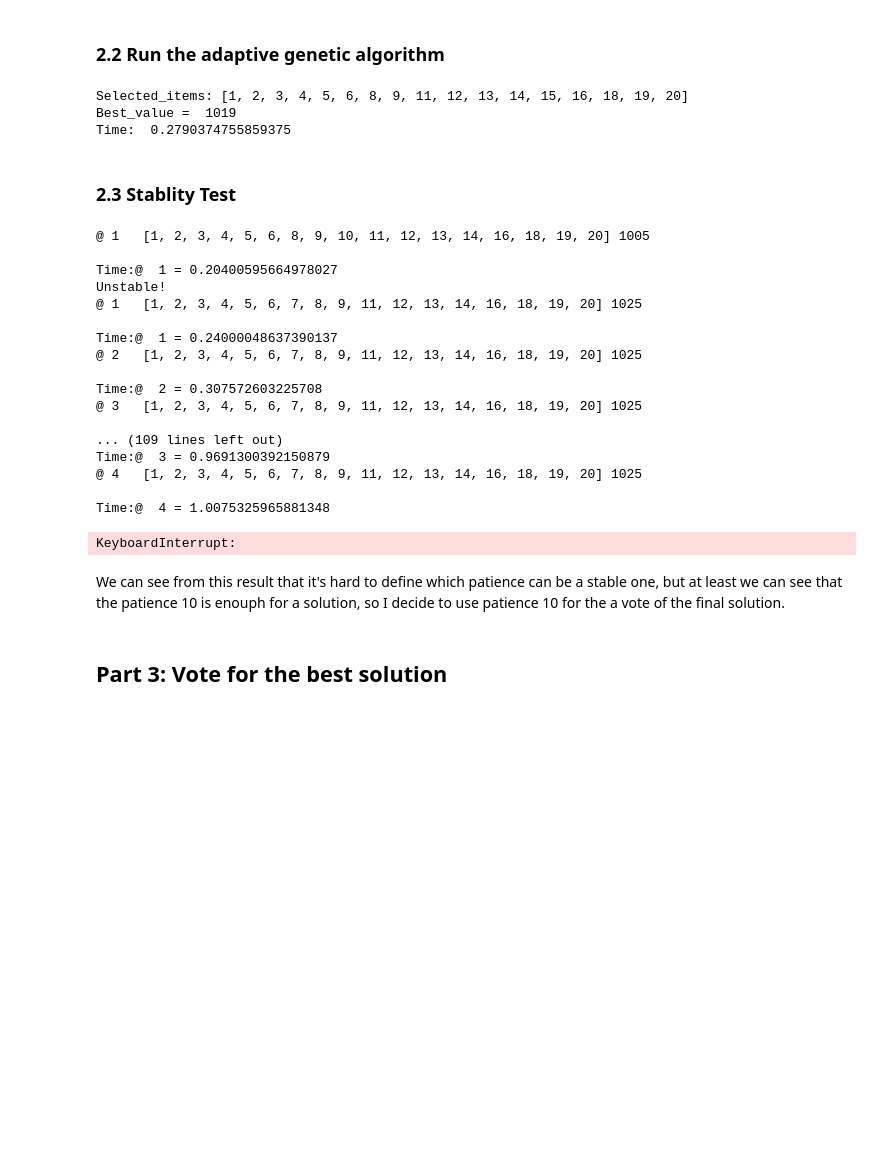
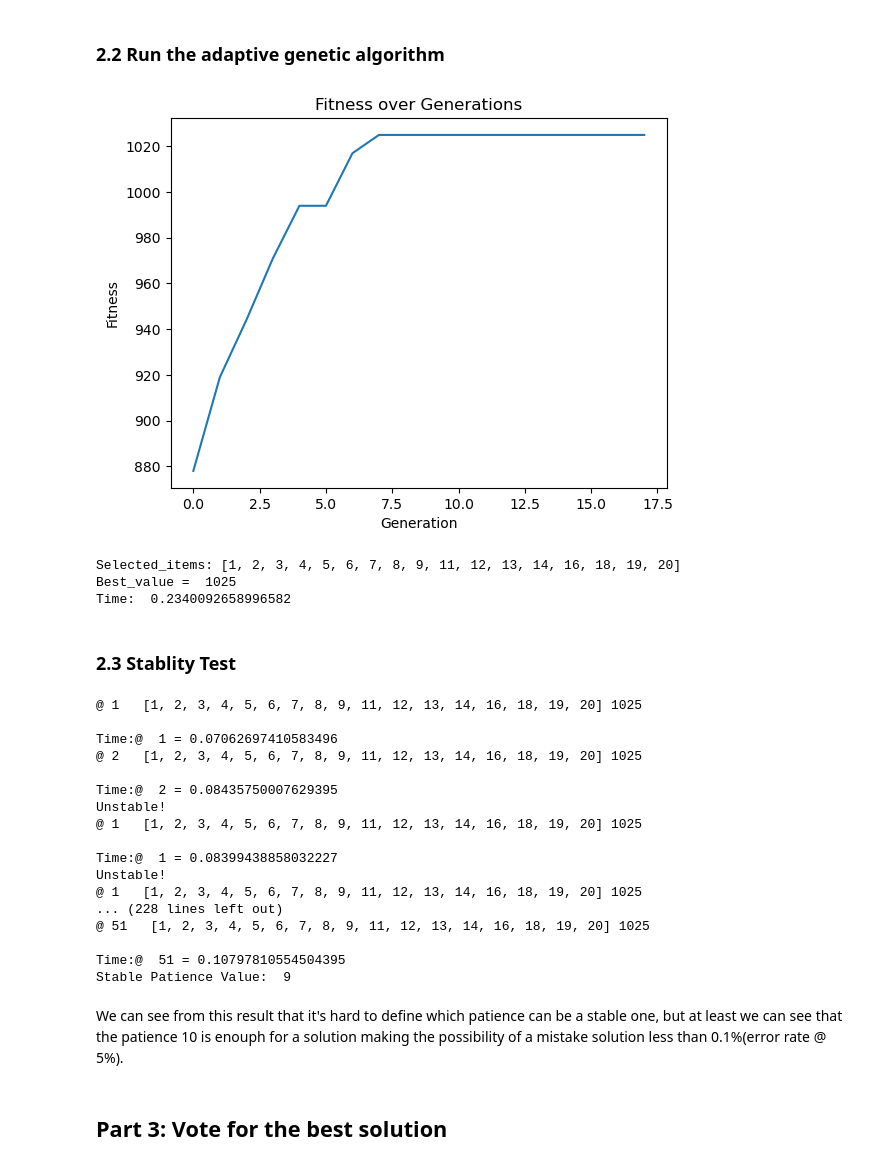
Before and after one commit to LantoZheng/Code, a Jupyter notebook: Evolutionary_optimization_algorithm/Home work/Hw1.ipynb, the cells around one changed output. Drawn from its saved outputs; the diff is of its cells as text; code cells hidden in the pictures; blank space fills up the shorter version.

```diff
--- a/Evolutionary_optimization_algorithm/Home work/Hw1.ipynb
+++ b/Evolutionary_optimization_algorithm/Home work/Hw1.ipynb
@@ -115,7 +122,7 @@ Time:  1.2490489482879639
 ### 2.1 Main function of the dynamic generation approach
 # %%
 # Improved Genetic Algorithm with adaptive stopping
-def genetic_algorithm_adaptive(max_generations=500, patience=50,Print = True):
+def genetic_algorithm_adaptive(max_generations=500, patience=patience_value,Print = True,plot_flag=False):
     """
     Executes a genetic algorithm with adaptive stopping criteria based on patience.
     Args:
@@ -186,49 +193,55 @@ def genetic_algorithm_adaptive(max_generations=500, patience=50,Print = True):
             if Print == True:
                 print(f"No improvement for {patience} generations, stopping early at generation {generation}")
             break
-
+    if plot_flag == True:
+        plt.plot(best_fitness_over_time)
+        plt.xlabel('Generation')
+        plt.ylabel('Fitness')
+        plt.title('Fitness over Generations')
+        plt.show()
     return best_solution, best_fitness
 # %% [markdown]
 ### 2.2 Run the adaptive genetic algorithm
 # %%
 # Record the start time of the adaptive genetic algorithm
 start_time_adaptive = time.time()
 
 # Run the adaptive genetic algorithm with a patience value of 50
-best_solution_adaptive, best_value_adaptive = genetic_algorithm_adaptive(patience=40,Print = False)
+best_solution_adaptive, best_value_adaptive = genetic_algorithm_adaptive(patience=10,Print = False,plot_flag=True)
 
 # Record the end time of the adaptive genetic algorithm
 end_time_adaptive = time.time()
 
 # Display the best solution and its value
 best_solution_adaptive, best_value_adaptive
 
 # Select the items corresponding to the best solution
 selected_items = [data['j'][i] for i in range(num_items) if best_solution_adaptive[i] == 1]
 print('Selected_items:',selected_items,'\nBest_value = ' ,best_value_adaptive)
 
 # Calculate and display the time taken to run the adaptive genetic algorithm
 time_adaptive = end_time_adaptive - start_time_adaptive
 print("Time: ", time_adaptive)
 # %% [output]
+[figure, added]
-Selected_items: [1, 2, 3, 4, 5, 6, 8, 9, 11, 12, 13, 14, 15, 16, 18, 19, 20]
-Best_value =  1019
-Time:  0.2790374755859375
+Selected_items: [1, 2, 3, 4, 5, 6, 7, 8, 9, 11, 12, 13, 14, 16, 18, 19, 20]
+Best_value =  1025
+Time:  0.2340092658996582
 # %% [markdown]
 ### 2.3 Stablity Test
 # %%
 previous = []
 unstable_flag = False
 initial = True
-patience_value = 10
+patience_value = 3
 while unstable_flag == True or initial == True:
     initial = False
-    for loop in range(1, 11):
+    for loop in range(1,52):
         start_time_adaptive = time.time()
         best_solution_adaptive, best_value_adaptive = genetic_algorithm_adaptive(patience=patience_value,Print = False)
         if (best_value_adaptive != previous and loop != 1):
             print('Unstable!')
-            patience_value = patience_value + 5
+            patience_value = patience_value + 1
             unstable_flag = True
             break
         previous = best_value_adaptive
@@ -237,30 +250,29 @@ while unstable_flag == True or initial == True:
         end_time_adaptive = time.time()
         time_adaptive = end_time_adaptive - start_time_adaptive
         print("Time:@ ",loop,'=',time_adaptive)
-    if loop == 10:
+    if loop == 51:
         unstable_flag = False
 print('Stable Patience Value: ',patience_value)
 # %% [output]
-@ 1   [1, 2, 3, 4, 5, 6, 8, 9, 10, 11, 12, 13, 14, 16, 18, 19, 20] 1005
+@ 1   [1, 2, 3, 4, 5, 6, 7, 8, 9, 11, 12, 13, 14, 16, 18, 19, 20] 1025
 
-Time:@  1 = 0.20400595664978027
+Time:@  1 = 0.07062697410583496
+@ 2   [1, 2, 3, 4, 5, 6, 7, 8, 9, 11, 12, 13, 14, 16, 18, 19, 20] 1025
+
+Time:@  2 = 0.08435750007629395
 Unstable!
 @ 1   [1, 2, 3, 4, 5, 6, 7, 8, 9, 11, 12, 13, 14, 16, 18, 19, 20] 1025
 
-Time:@  1 = 0.24000048637390137
-@ 2   [1, 2, 3, 4, 5, 6, 7, 8, 9, 11, 12, 13, 14, 16, 18, 19, 20] 1025
+Time:@  1 = 0.08399438858032227
+Unstable!
+@ 1   [1, 2, 3, 4, 5, 6, 7, 8, 9, 11, 12, 13, 14, 16, 18, 19, 20] 1025
+... (228 lines left out)
+@ 51   [1, 2, 3, 4, 5, 6, 7, 8, 9, 11, 12, 13, 14, 16, 18, 19, 20] 1025
 
-Time:@  2 = 0.307572603225708
-@ 3   [1, 2, 3, 4, 5, 6, 7, 8, 9, 11, 12, 13, 14, 16, 18, 19, 20] 1025
-
-... (109 lines left out)
-Time:@  3 = 0.9691300392150879
-@ 4   [1, 2, 3, 4, 5, 6, 7, 8, 9, 11, 12, 13, 14, 16, 18, 19, 20] 1025
-
-Time:@  4 = 1.0075325965881348
+Time:@  51 = 0.10797810554504395
+Stable Patience Value:  9
-KeyboardInterrupt:
 # %% [markdown]
-We can see from this result that it's hard to define which patience can be a stable one, but at least we can see that the patience 10 is enouph for a solution, so I decide to use patience 10 for the a vote of the final solution.
+We can see from this result that it's hard to define which patience can be a stable one, but at least we can see that the patience 10 is enouph for a solution making the possibility of a mistake solution less than 0.1%(error rate @ 5%).
 # %% [markdown]
 ## Part 3:  Vote for the best solution
 # %% [markdown]
```
Also changed, not shown: parts of 7 cells of this notebook.
